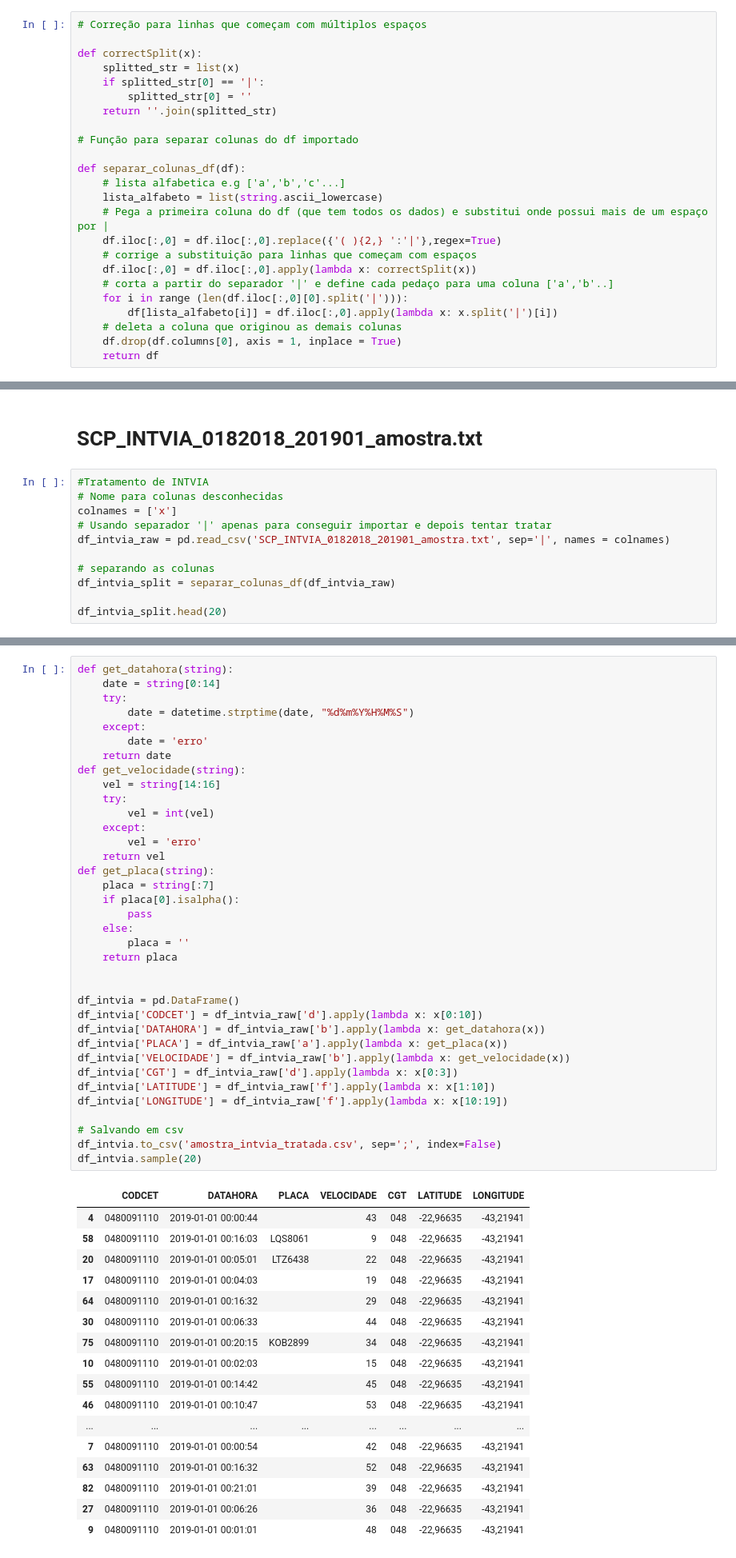
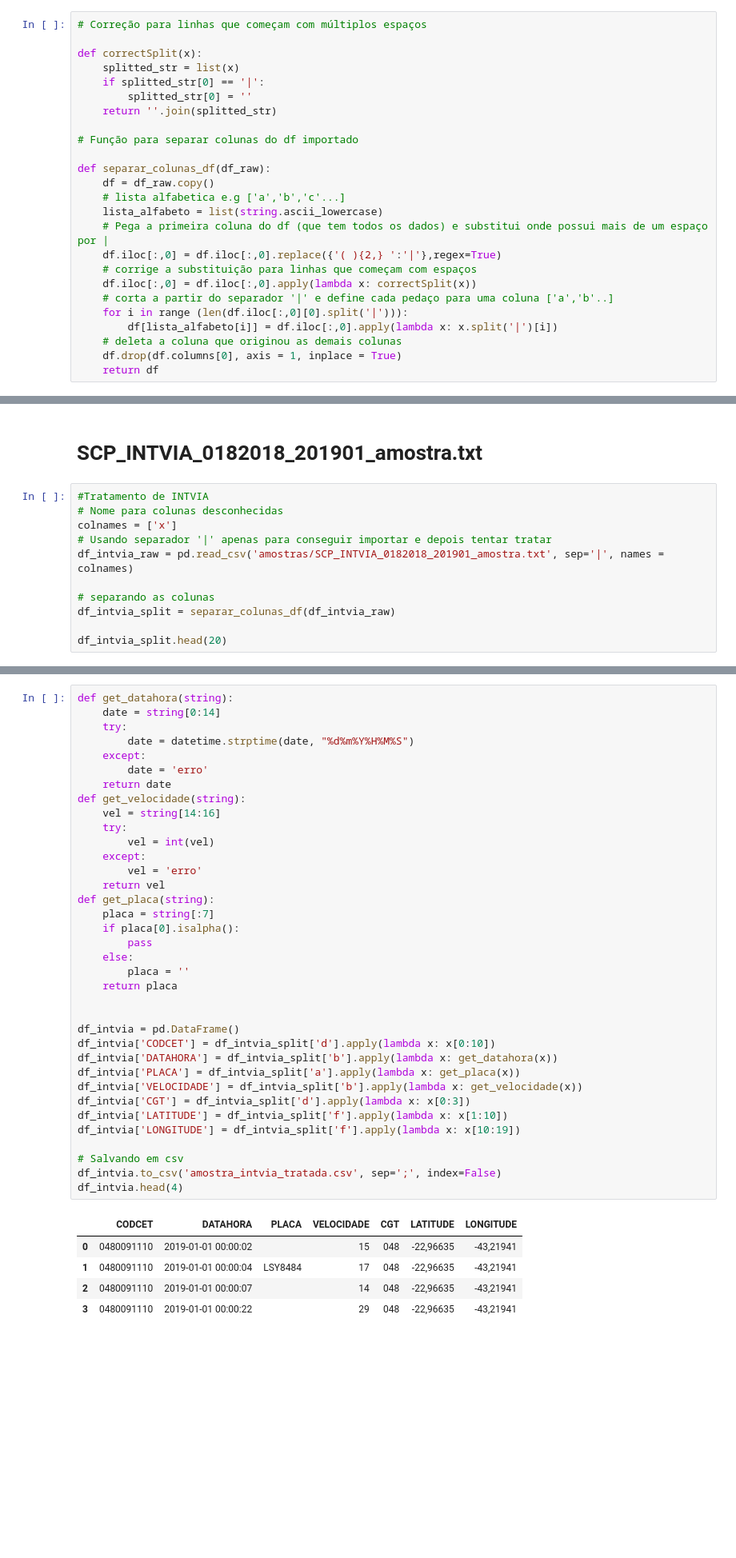
Before and after one commit to brenoimatos/UFRJ-CET-Rio, a Jupyter notebook: amostra_dados.ipynb, the cells around one changed output, grey strips where cells are left out. Shown: that part at 80% size. Saved outputs shown, nothing was run; the diff lists cells and outputs as text; blank space fills up the shorter version.

Commit message:
fix/Atualizacao do codigo da intvia

```diff
--- a/amostra_dados.ipynb
+++ b/amostra_dados.ipynb
@@ -14,7 +14,8 @@ def correctSplit(x):
 
 # Função para separar colunas do df importado
 
-def separar_colunas_df(df):
+def separar_colunas_df(df_raw):
+    df = df_raw.copy()
     # lista alfabetica e.g ['a','b','c'...]
     lista_alfabeto = list(string.ascii_lowercase)
     # Pega a primeira coluna do df (que tem todos os dados) e substitui onde possui mais de um espaço por |
@@ -433,7 +429,7 @@ df_sitran.sample(20)
 # Nome para colunas desconhecidas
 colnames = ['x']
 # Usando separador '|' apenas para conseguir importar e depois tentar tratar
-df_intvia_raw = pd.read_csv('SCP_INTVIA_0182018_201901_amostra.txt', sep='|', names = colnames)
+df_intvia_raw = pd.read_csv('amostras/SCP_INTVIA_0182018_201901_amostra.txt', sep='|', names = colnames)
 
 # separando as colunas
 df_intvia_split = separar_colunas_df(df_intvia_raw)
@@ -460,54 +456,42 @@ df_intvia_split.head(20)
 # %%
 def get_datahora(string):
     date = string[0:14]
     try:
         date = datetime.strptime(date, "%d%m%Y%H%M%S")
     except:
         date = 'erro'
     return date
 def get_velocidade(string):
     vel = string[14:16]
     try:
         vel = int(vel)
     except:
         vel = 'erro'
     return vel
 def get_placa(string):
     placa = string[:7]
     if placa[0].isalpha():
         pass
     else:
         placa = ''
     return placa
 
 
 df_intvia = pd.DataFrame()
-df_intvia['CODCET'] = df_intvia_raw['d'].apply(lambda x: x[0:10])
-df_intvia['DATAHORA'] = df_intvia_raw['b'].apply(lambda x: get_datahora(x))
-df_intvia['PLACA'] = df_intvia_raw['a'].apply(lambda x: get_placa(x))
-df_intvia['VELOCIDADE'] = df_intvia_raw['b'].apply(lambda x: get_velocidade(x))
-df_intvia['CGT'] = df_intvia_raw['d'].apply(lambda x: x[0:3])
-df_intvia['LATITUDE'] = df_intvia_raw['f'].apply(lambda x: x[1:10])
-df_intvia['LONGITUDE'] = df_intvia_raw['f'].apply(lambda x: x[10:19])
+df_intvia['CODCET'] = df_intvia_split['d'].apply(lambda x: x[0:10])
+df_intvia['DATAHORA'] = df_intvia_split['b'].apply(lambda x: get_datahora(x))
+df_intvia['PLACA'] = df_intvia_split['a'].apply(lambda x: get_placa(x))
+df_intvia['VELOCIDADE'] = df_intvia_split['b'].apply(lambda x: get_velocidade(x))
+df_intvia['CGT'] = df_intvia_split['d'].apply(lambda x: x[0:3])
+df_intvia['LATITUDE'] = df_intvia_split['f'].apply(lambda x: x[1:10])
+df_intvia['LONGITUDE'] = df_intvia_split['f'].apply(lambda x: x[10:19])
 
 # Salvando em csv
 df_intvia.to_csv('amostra_intvia_tratada.csv', sep=';', index=False)
-df_intvia.sample(20)
+df_intvia.head(4)
 # %% [output]
 |  | CODCET | DATAHORA | PLACA | VELOCIDADE | CGT | LATITUDE | LONGITUDE |
-| 4 | 0480091110 | 2019-01-01 00:00:44 |  | 43 | 048 | -22,96635 | -43,21941 |
-| 58 | 0480091110 | 2019-01-01 00:16:03 | LQS8061 | 9 | 048 | -22,96635 | -43,21941 |
-| 20 | 0480091110 | 2019-01-01 00:05:01 | LTZ6438 | 22 | 048 | -22,96635 | -43,21941 |
-| 17 | 0480091110 | 2019-01-01 00:04:03 |  | 19 | 048 | -22,96635 | -43,21941 |
-| 64 | 0480091110 | 2019-01-01 00:16:32 |  | 29 | 048 | -22,96635 | -43,21941 |
-| 30 | 0480091110 | 2019-01-01 00:06:33 |  | 44 | 048 | -22,96635 | -43,21941 |
-| 75 | 0480091110 | 2019-01-01 00:20:15 | KOB2899 | 34 | 048 | -22,96635 | -43,21941 |
-| 10 | 0480091110 | 2019-01-01 00:02:03 |  | 15 | 048 | -22,96635 | -43,21941 |
-| 55 | 0480091110 | 2019-01-01 00:14:42 |  | 45 | 048 | -22,96635 | -43,21941 |
-| 46 | 0480091110 | 2019-01-01 00:10:47 |  | 53 | 048 | -22,96635 | -43,21941 |
-| ... | ... | ... | ... | ... | ... | ... | ... |
-| 7 | 0480091110 | 2019-01-01 00:00:54 |  | 42 | 048 | -22,96635 | -43,21941 |
-| 63 | 0480091110 | 2019-01-01 00:16:32 |  | 52 | 048 | -22,96635 | -43,21941 |
-| 82 | 0480091110 | 2019-01-01 00:21:01 |  | 39 | 048 | -22,96635 | -43,21941 |
-| 27 | 0480091110 | 2019-01-01 00:06:26 |  | 36 | 048 | -22,96635 | -43,21941 |
-| 9 | 0480091110 | 2019-01-01 00:01:01 |  | 48 | 048 | -22,96635 | -43,21941 |
+| 0 | 0480091110 | 2019-01-01 00:00:02 |  | 15 | 048 | -22,96635 | -43,21941 |
+| 1 | 0480091110 | 2019-01-01 00:00:04 | LSY8484 | 17 | 048 | -22,96635 | -43,21941 |
+| 2 | 0480091110 | 2019-01-01 00:00:07 |  | 14 | 048 | -22,96635 | -43,21941 |
+| 3 | 0480091110 | 2019-01-01 00:00:22 |  | 29 | 048 | -22,96635 | -43,21941 |
```
Also changed, not shown: parts of 2 cells of this notebook.
